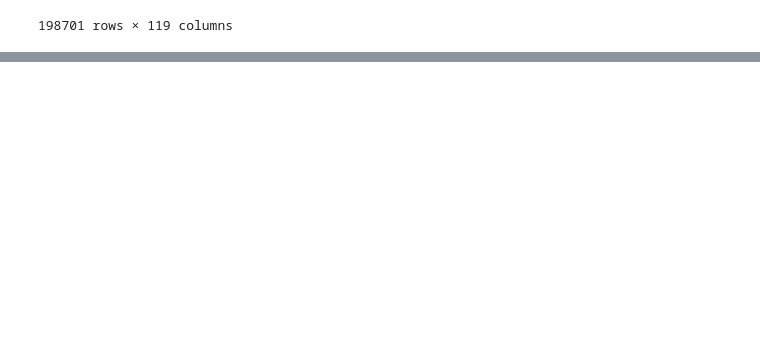
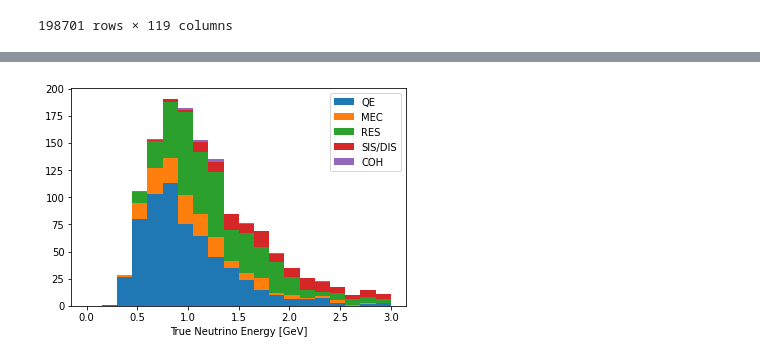
Before and after one commit to epelaaez/SBNDEventSelection, a Jupyter notebook: src/event_selection.ipynb, the cells around one changed output, grey strips where cells are left out. Drawn from its saved outputs; the diff is of its cells as text; code cells hidden in the pictures; blank space fills up the shorter version.

```diff
--- a/src/event_selection.ipynb
+++ b/src/event_selection.ipynb
@@ -215,0 +216,3 @@ plt.show();
+# %%
+cut = is_in_fv(masterdf.slc.vertex)
+df_vertexcut = masterdf[cut]
@@ -215,0 +283,11 @@ plt.show();
+# %%
+mode_list   = [0, 10, 1, 2, 3]
+mode_labels = ['QE', 'MEC', 'RES', 'SIS/DIS', 'COH']
+var         = [nudf_1mucut[nudf_1mucut.nu.genie_mode == mode].nu.E for mode in mode_list]
+
+plt.hist(var, bins=np.linspace(0,3,21), stacked=True, label=mode_labels)
+plt.xlabel("True Neutrino Energy [GeV]")
+plt.legend()
+plt.show();
+# %% [output]
+[figure, added]
```
Also changed, not shown: parts of 14 cells of this notebook, 1 other file.
